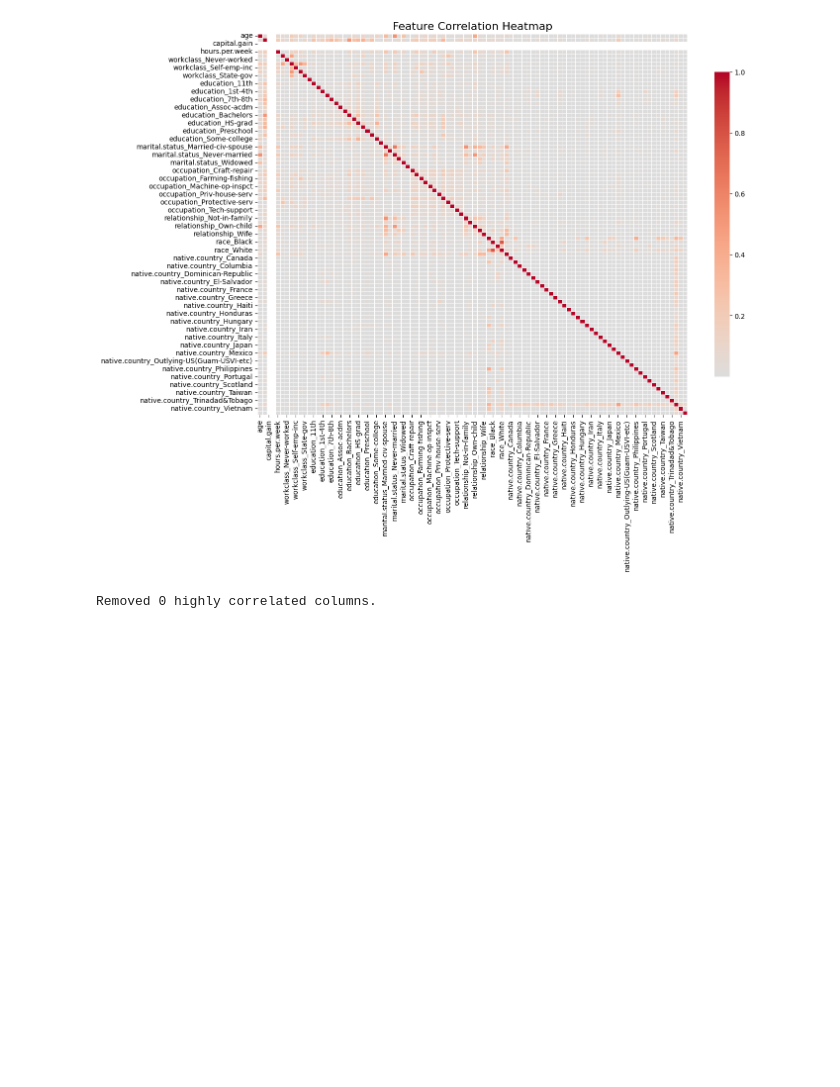
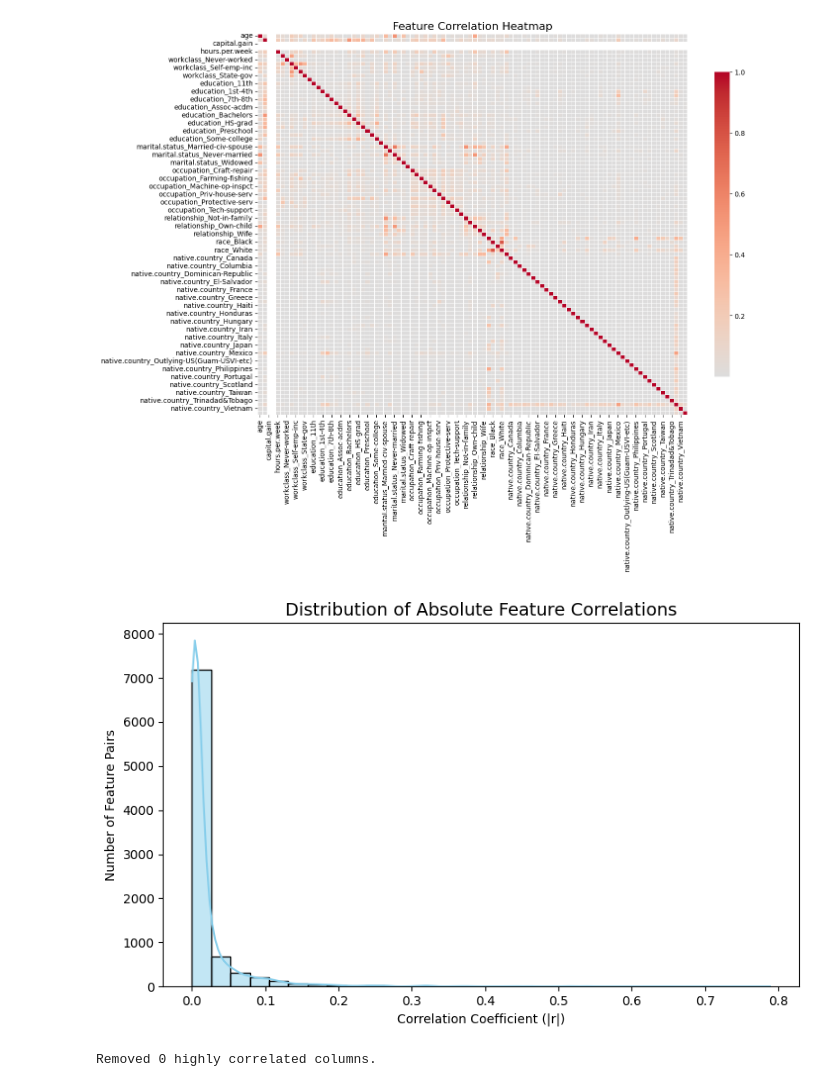
Before and after one commit to w217423151/Midterm-ITAI-1371-Group-4, a Jupyter notebook: Midterm_Group4.ipynb, the cells around one changed output. Cells and saved outputs as stored; diff of their text form; code cells hidden in the pictures; blank space fills up the shorter version.

```diff
--- a/Midterm_Group4.ipynb
+++ b/Midterm_Group4.ipynb
@@ -510,6 +510,23 @@ plt.title("Feature Correlation Heatmap", fontsize=16)
 plt.show()
 # %% [output]
 [figure]
+# %%
+import numpy as np
+import matplotlib.pyplot as plt
+import seaborn as sns
+
+# Flatten the correlation matrix (exclude self-correlations)
+corr_values = corr_matrix.where(~np.eye(corr_matrix.shape[0], dtype=bool)).stack()
+
+plt.figure(figsize=(8,5))
+sns.histplot(corr_values, bins=30, kde=True, color='skyblue')
+plt.title("Distribution of Absolute Feature Correlations", fontsize=14)
+plt.xlabel("Correlation Coefficient (|r|)")
+plt.ylabel("Number of Feature Pairs")
+plt.tight_layout()
+plt.show()
+# %% [output]
+[figure, added]
 # %%
 # Drop columns with correlation > 0.9
 
```
